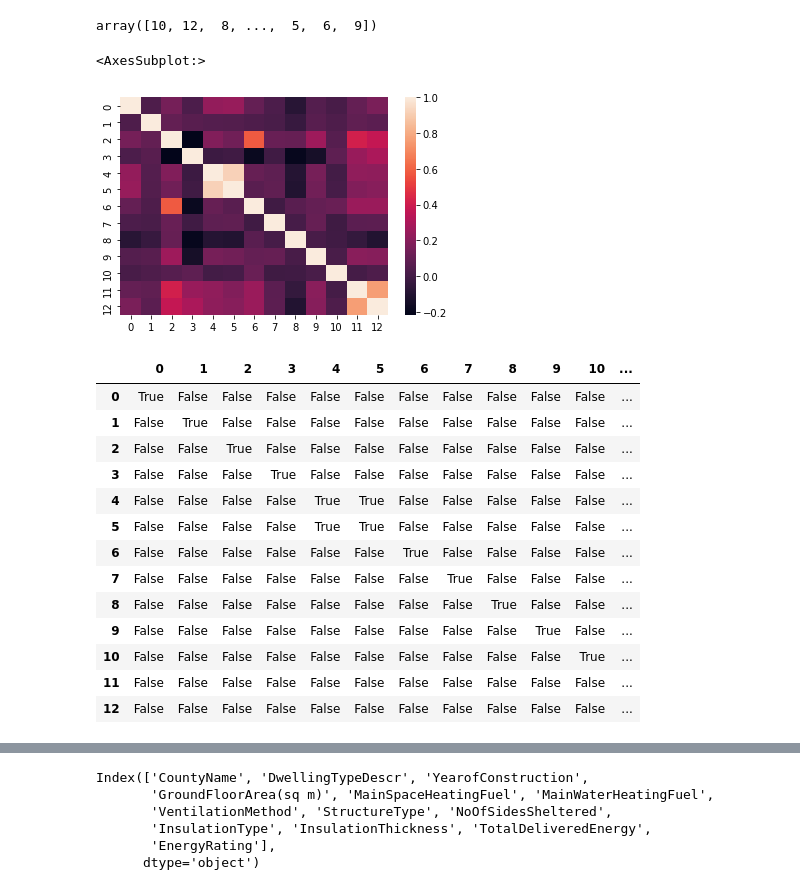
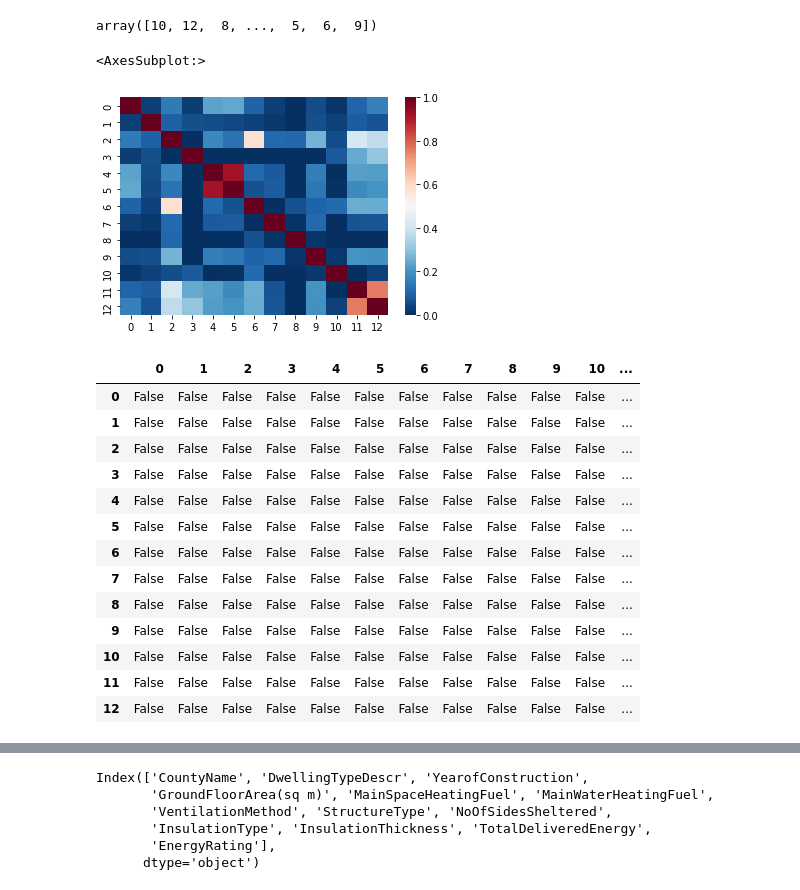
Before and after one commit to OisinB-2814/masters_thesis_ob2814, a Jupyter notebook: notebooks/old/dataset_description.ipynb, the cells around one changed output, grey strips where cells are left out. Cells and saved outputs as stored; diff of their text form; code cells hidden in the pictures.

```diff
--- a/notebooks/old/dataset_description.ipynb
+++ b/notebooks/old/dataset_description.ipynb
@@ -109,28 +109,28 @@ y = np.concatenate((y_train, y_test), axis = 0)
 y
 # %% [output]
 array([10, 12,  8, ...,  5,  6,  9])
+# %%
+sns.heatmap(pd.DataFrame(X).corr(),robust=True, fmt="f", cmap='RdBu_r', vmin=0, vmax=1)
+# %% [output]
+<AxesSubplot:>
+[figure, added]
 # %%
-sns.heatmap(pd.DataFrame(X).corr())
+(pd.DataFrame(X).corr()) <= -0.8
 # %% [output]
-<AxesSubplot:>
-[figure, removed]
+|  | 0 | 1 | 2 | 3 | 4 | 5 | 6 | 7 | 8 | 9 | 10 | ... |
+| 0 | False | False | False | False | False | False | False | False | False | False | False | ... |
+| 1 | False | False | False | False | False | False | False | False | False | False | False | ... |
+| 2 | False | False | False | False | False | False | False | False | False | False | False | ... |
+| 3 | False | False | False | False | False | False | False | False | False | False | False | ... |
+| 4 | False | False | False | False | False | False | False | False | False | False | False | ... |
+| 5 | False | False | False | False | False | False | False | False | False | False | False | ... |
+| 6 | False | False | False | False | False | False | False | False | False | False | False | ... |
+| 7 | False | False | False | False | False | False | False | False | False | False | False | ... |
+| 8 | False | False | False | False | False | False | False | False | False | False | False | ... |
+| 9 | False | False | False | False | False | False | False | False | False | False | False | ... |
+| 10 | False | False | False | False | False | False | False | False | False | False | False | ... |
+| 11 | False | False | False | False | False | False | False | False | False | False | False | ... |
+| 12 | False | False | False | False | False | False | False | False | False | False | False | ... |
-# %%
-(pd.DataFrame(X).corr()) >= 0.7
-# %% [output]
-|  | 0 | 1 | 2 | 3 | 4 | 5 | 6 | 7 | 8 | 9 | 10 | ... |
-| 0 | True | False | False | False | False | False | False | False | False | False | False | ... |
-| 1 | False | True | False | False | False | False | False | False | False | False | False | ... |
-| 2 | False | False | True | False | False | False | False | False | False | False | False | ... |
-| 3 | False | False | False | True | False | False | False | False | False | False | False | ... |
-| 4 | False | False | False | False | True | True | False | False | False | False | False | ... |
-| 5 | False | False | False | False | True | True | False | False | False | False | False | ... |
-| 6 | False | False | False | False | False | False | True | False | False | False | False | ... |
-| 7 | False | False | False | False | False | False | False | True | False | False | False | ... |
-| 8 | False | False | False | False | False | False | False | False | True | False | False | ... |
-| 9 | False | False | False | False | False | False | False | False | False | True | False | ... |
-| 10 | False | False | False | False | False | False | False | False | False | False | True | ... |
-| 11 | False | False | False | False | False | False | False | False | False | False | False | ... |
-| 12 | False | False | False | False | False | False | False | False | False | False | False | ... |
 # %%
 # Remove insulatiojn thickness and space heating from the mix for collinearity
 # %%
```
Also changed, not shown: parts of 4 cells of this notebook, 3 other files.
